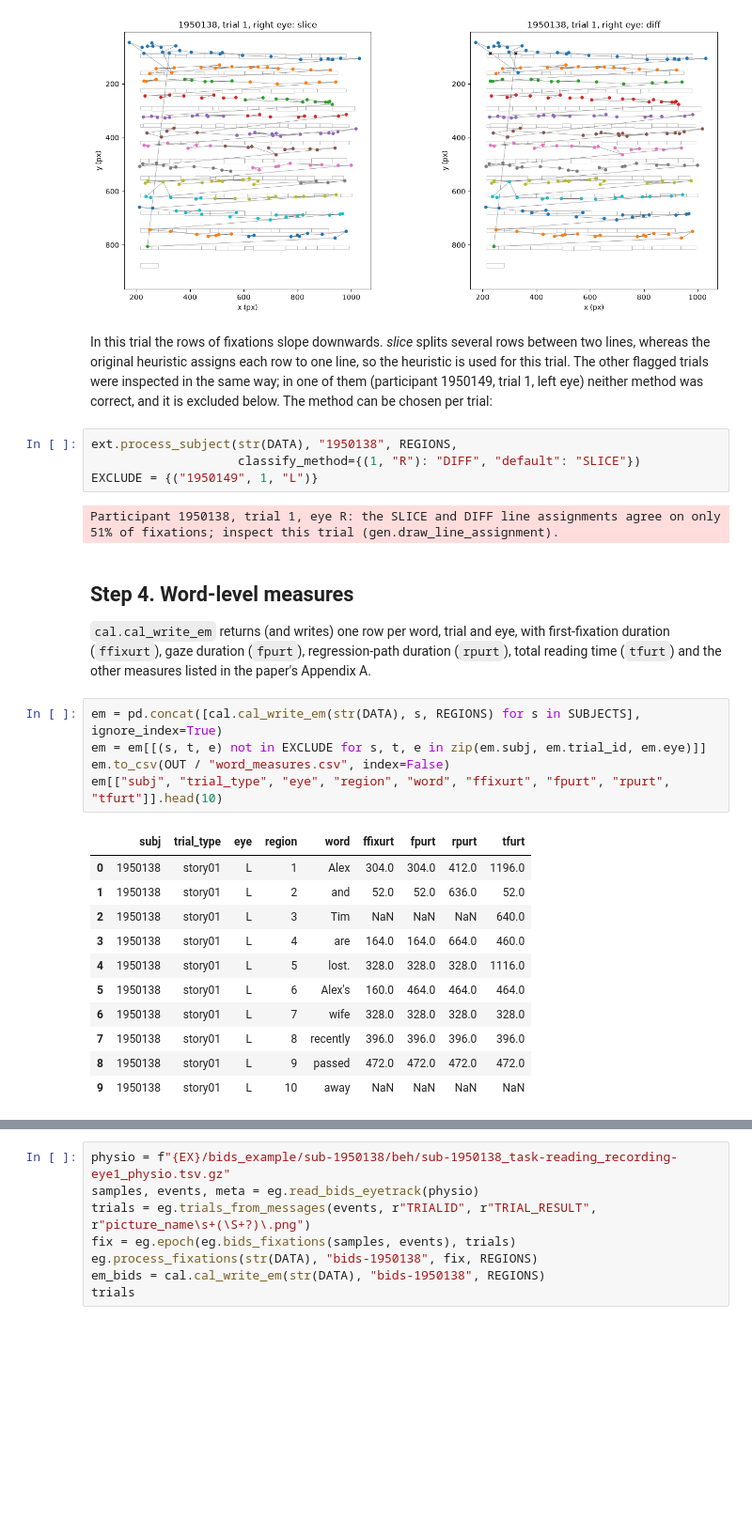
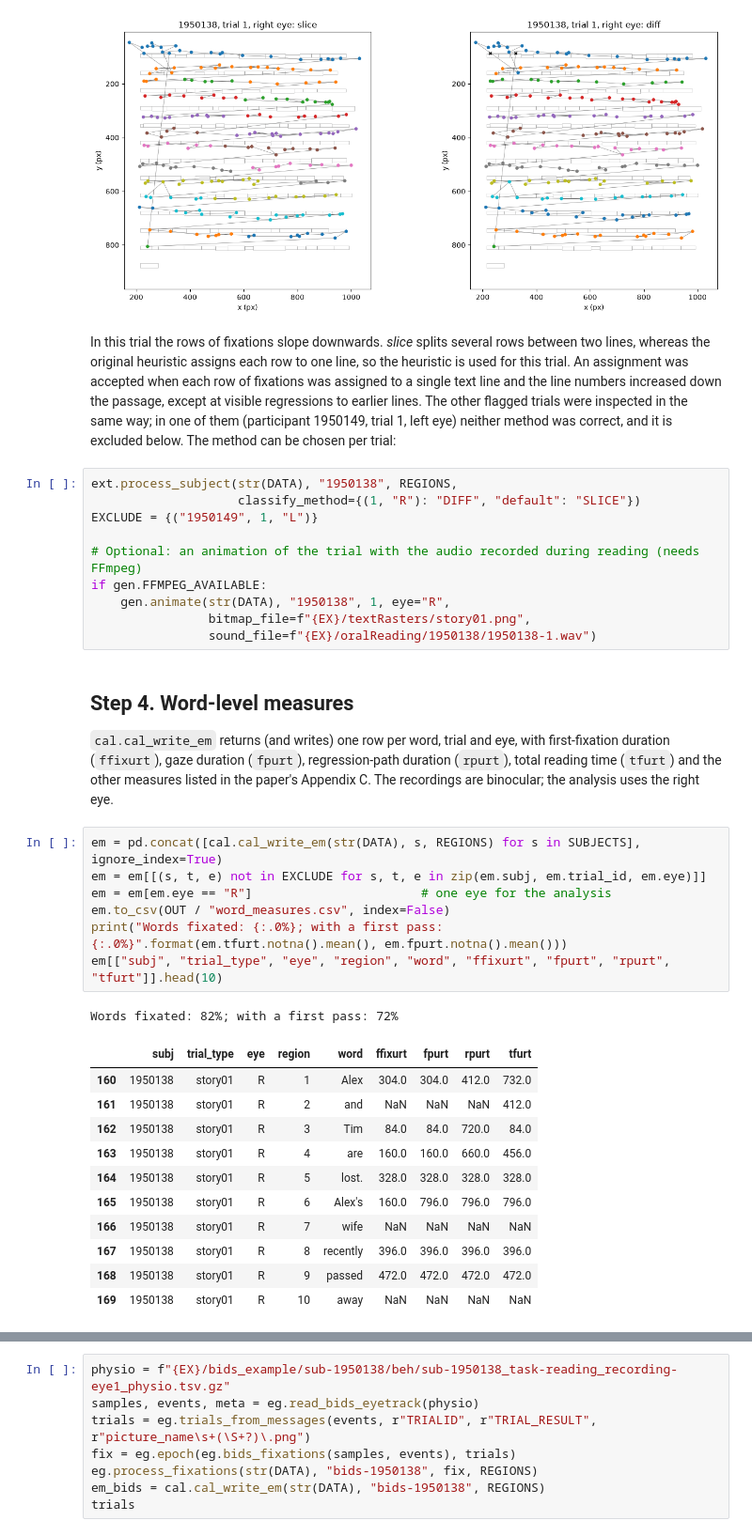
Before and after one commit to gtojty/pyemread, a Jupyter notebook: examples/tutorial.ipynb, the cells around one changed output, grey strips where cells are left out. Shown at 94% size. Drawn from its saved outputs; the diff is of its cells as text; blank space fills up the shorter version.

```diff
--- a/examples/tutorial.ipynb
+++ b/examples/tutorial.ipynb
@@ -114,32 +114,39 @@ gen.draw_line_assignment(trial, regions["story01"], title="1950138, trial 1, rig
 # %% [output]
 [figure]
 # %% [markdown]
-In this trial the rows of fixations slope downwards. *slice* splits several rows between two lines, whereas the original heuristic assigns each row to one line, so the heuristic is used for this trial. The other flagged trials were inspected in the same way; in one of them (participant 1950149, trial 1, left eye) neither method was correct, and it is excluded below. The method can be chosen per trial:
+In this trial the rows of fixations slope downwards. *slice* splits several rows between two lines, whereas the original heuristic assigns each row to one line, so the heuristic is used for this trial. An assignment was accepted when each row of fixations was assigned to a single text line and the line numbers increased down the passage, except at visible regressions to earlier lines. The other flagged trials were inspected in the same way; in one of them (participant 1950149, trial 1, left eye) neither method was correct, and it is excluded below. The method can be chosen per trial:
 # %%
 ext.process_subject(str(DATA), "1950138", REGIONS,
                     classify_method={(1, "R"): "DIFF", "default": "SLICE"})
 EXCLUDE = {("1950149", 1, "L")}
+
+# Optional: an animation of the trial with the audio recorded during reading (needs FFmpeg)
+if gen.FFMPEG_AVAILABLE:
+    gen.animate(str(DATA), "1950138", 1, eye="R",
+                bitmap_file=f"{EX}/textRasters/story01.png",
+                sound_file=f"{EX}/oralReading/1950138/1950138-1.wav")
-# %% [output]
-Participant 1950138, trial 1, eye R: the SLICE and DIFF line assignments agree on only 51% of fixations; inspect this trial (gen.draw_line_assignment).
 # %% [markdown]
 ## Step 4. Word-level measures
 
-`cal.cal_write_em` returns (and writes) one row per word, trial and eye, with first-fixation duration (`ffixurt`), gaze duration (`fpurt`), regression-path duration (`rpurt`), total reading time (`tfurt`) and the other measures listed in the paper's Appendix A.
+`cal.cal_write_em` returns (and writes) one row per word, trial and eye, with first-fixation duration (`ffixurt`), gaze duration (`fpurt`), regression-path duration (`rpurt`), total reading time (`tfurt`) and the other measures listed in the paper's Appendix C. The recordings are binocular; the analysis uses the right eye.
 # %%
 em = pd.concat([cal.cal_write_em(str(DATA), s, REGIONS) for s in SUBJECTS], ignore_index=True)
 em = em[[(s, t, e) not in EXCLUDE for s, t, e in zip(em.subj, em.trial_id, em.eye)]]
+em = em[em.eye == "R"]                       # one eye for the analysis
 em.to_csv(OUT / "word_measures.csv", index=False)
+print("Words fixated: {:.0%}; with a first pass: {:.0%}".format(em.tfurt.notna().mean(), em.fpurt.notna().mean()))
 em[["subj", "trial_type", "eye", "region", "word", "ffixurt", "fpurt", "rpurt", "tfurt"]].head(10)
 # %% [output]
+Words fixated: 82%; with a first pass: 72%
 |  | subj | trial_type | eye | region | word | ffixurt | fpurt | rpurt | tfurt |
-| 0 | 1950138 | story01 | L | 1 | Alex | 304.0 | 304.0 | 412.0 | 1196.0 |
-| 1 | 1950138 | story01 | L | 2 | and | 52.0 | 52.0 | 636.0 | 52.0 |
-| 2 | 1950138 | story01 | L | 3 | Tim | NaN | NaN | NaN | 640.0 |
-| 3 | 1950138 | story01 | L | 4 | are | 164.0 | 164.0 | 664.0 | 460.0 |
-| 4 | 1950138 | story01 | L | 5 | lost. | 328.0 | 328.0 | 328.0 | 1116.0 |
-| 5 | 1950138 | story01 | L | 6 | Alex's | 160.0 | 464.0 | 464.0 | 464.0 |
-| 6 | 1950138 | story01 | L | 7 | wife | 328.0 | 328.0 | 328.0 | 328.0 |
-| 7 | 1950138 | story01 | L | 8 | recently | 396.0 | 396.0 | 396.0 | 396.0 |
-| 8 | 1950138 | story01 | L | 9 | passed | 472.0 | 472.0 | 472.0 | 472.0 |
-| 9 | 1950138 | story01 | L | 10 | away | NaN | NaN | NaN | NaN |
+| 160 | 1950138 | story01 | R | 1 | Alex | 304.0 | 304.0 | 412.0 | 732.0 |
+| 161 | 1950138 | story01 | R | 2 | and | NaN | NaN | NaN | 412.0 |
+| 162 | 1950138 | story01 | R | 3 | Tim | 84.0 | 84.0 | 720.0 | 84.0 |
+| 163 | 1950138 | story01 | R | 4 | are | 160.0 | 160.0 | 660.0 | 456.0 |
+| 164 | 1950138 | story01 | R | 5 | lost. | 328.0 | 328.0 | 328.0 | 328.0 |
+| 165 | 1950138 | story01 | R | 6 | Alex's | 160.0 | 796.0 | 796.0 | 796.0 |
+| 166 | 1950138 | story01 | R | 7 | wife | NaN | NaN | NaN | NaN |
+| 167 | 1950138 | story01 | R | 8 | recently | 396.0 | 396.0 | 396.0 | 396.0 |
+| 168 | 1950138 | story01 | R | 9 | passed | 472.0 | 472.0 | 472.0 | 472.0 |
+| 169 | 1950138 | story01 | R | 10 | away | NaN | NaN | NaN | NaN |
 # %% [markdown]
```
Also changed, not shown: parts of 7 cells of this notebook, 32 other files.
